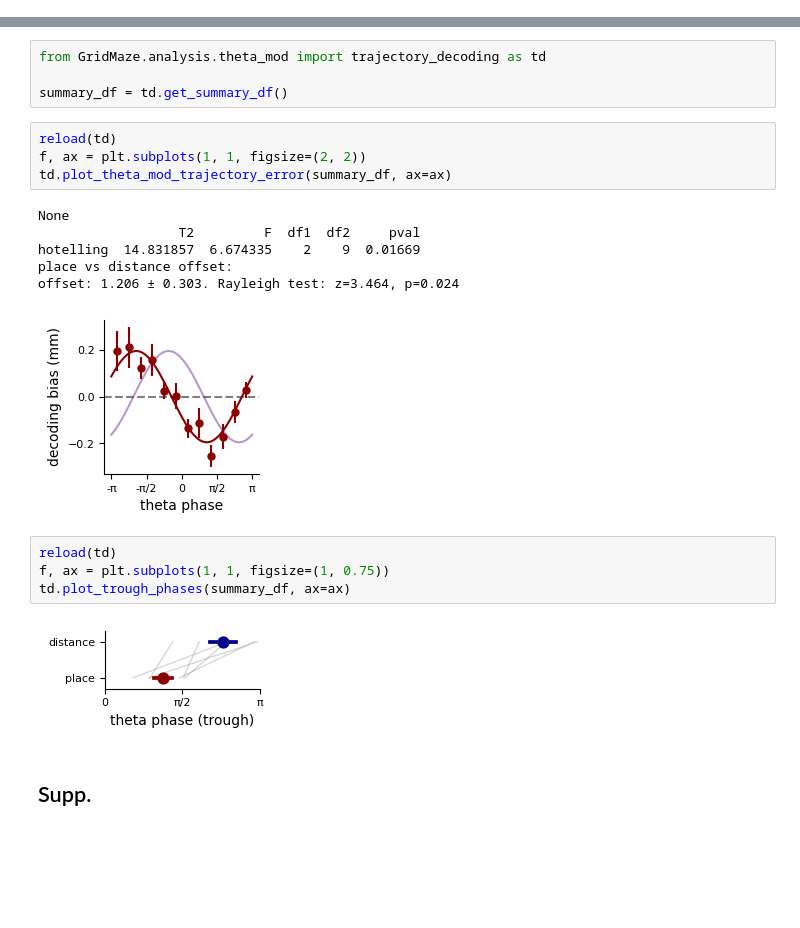
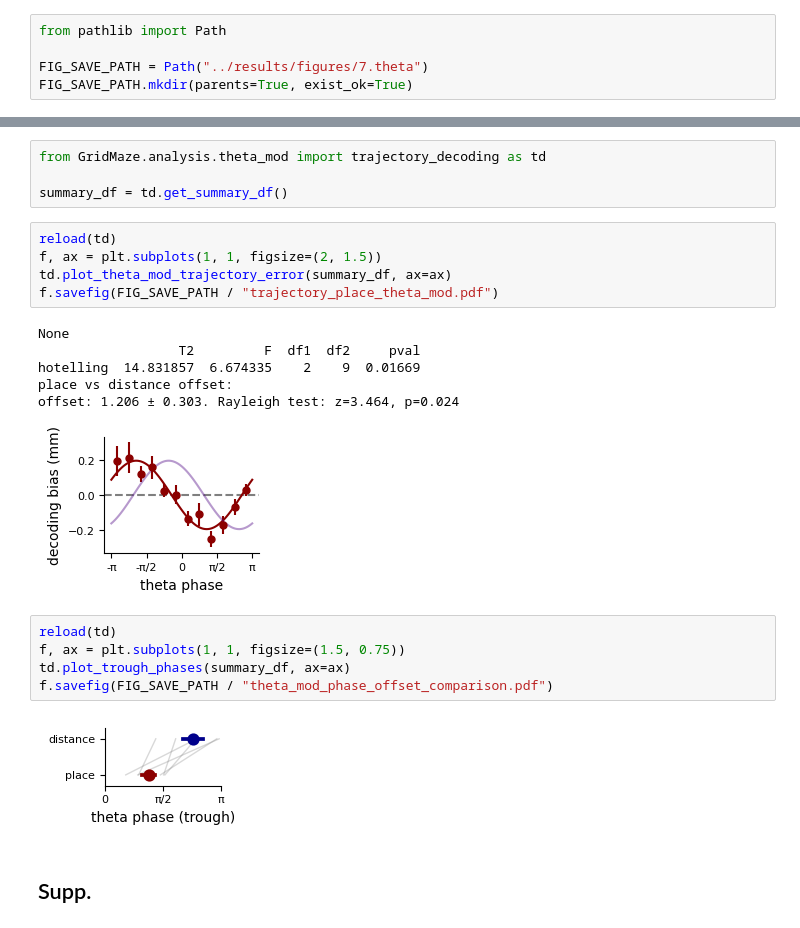
Before and after one commit to peterdoohan/GridMaze-mFC, a Jupyter notebook: Notebooks/7.theta_mod.ipynb, the cells around one changed output, grey strips where cells are left out. Saved outputs shown, nothing was run; the diff lists cells and outputs as text; blank space fills up the shorter version.

```diff
--- a/Notebooks/7.theta_mod.ipynb
+++ b/Notebooks/7.theta_mod.ipynb
@@ -22,6 +22,11 @@ plt.rcParams.update(
         "pdf.fonttype": 42,
     }
 )
+# %%
+from pathlib import Path
+
+FIG_SAVE_PATH = Path("../results/figures/7.theta")
+FIG_SAVE_PATH.mkdir(parents=True, exist_ok=True)
 # %%
 # example session for looking at LFP
 from GridMaze.analysis.core import get_sessions as gs
@@ -140,21 +157,23 @@ from GridMaze.analysis.theta_mod import trajectory_decoding as td
 summary_df = td.get_summary_df()
 # %%
 reload(td)
-f, ax = plt.subplots(1, 1, figsize=(2, 2))
+f, ax = plt.subplots(1, 1, figsize=(2, 1.5))
 td.plot_theta_mod_trajectory_error(summary_df, ax=ax)
+f.savefig(FIG_SAVE_PATH / "trajectory_place_theta_mod.pdf")
 # %% [output]
 None
                   T2         F  df1  df2     pval
 hotelling  14.831857  6.674335    2    9  0.01669
 place vs distance offset:
 offset: 1.206 ± 0.303. Rayleigh test: z=3.464, p=0.024
-[figure, old version]
+[figure, new version]
 # %%
 reload(td)
-f, ax = plt.subplots(1, 1, figsize=(1, 0.75))
+f, ax = plt.subplots(1, 1, figsize=(1.5, 0.75))
 td.plot_trough_phases(summary_df, ax=ax)
+f.savefig(FIG_SAVE_PATH / "theta_mod_phase_offset_comparison.pdf")
 # %% [output]
-[figure, old version]
+[figure, new version]
 # %% [markdown]
 ## Supp.
 # %%
```
Also changed, not shown: parts of 11 cells of this notebook, 1 other file.
